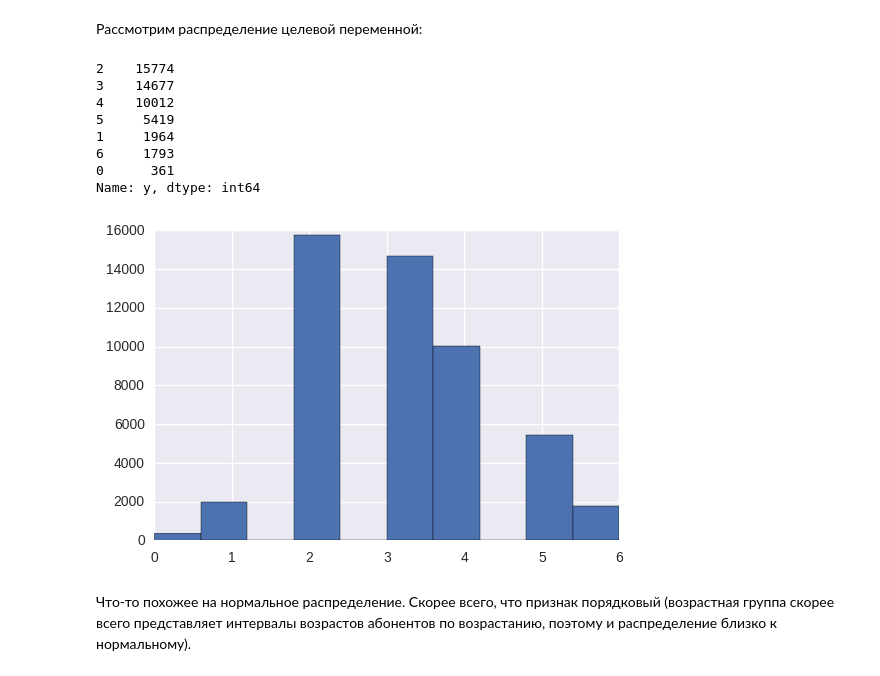
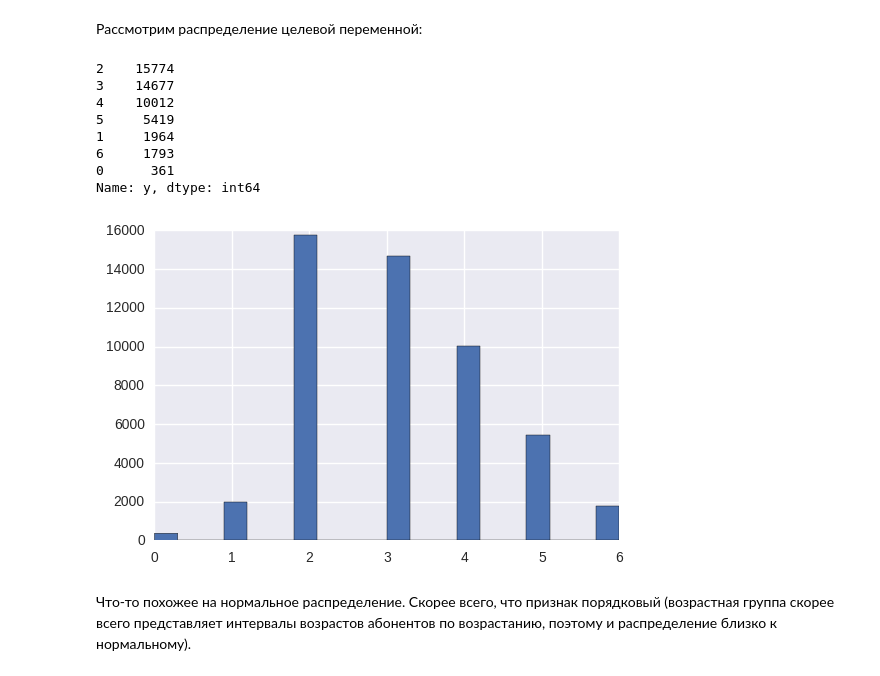
Before and after one commit to adima/hse, a Jupyter notebook: module2_ML/jupyter_notebooks/project_beeline/project_part1_Anvar_Kiekbaev.ipynb, the cells around one changed output. Cells and saved outputs as stored; diff of their text form; code cells hidden in the pictures.

```diff
--- a/module2_ML/jupyter_notebooks/project_beeline/project_part1_Anvar_Kiekbaev.ipynb
+++ b/module2_ML/jupyter_notebooks/project_beeline/project_part1_Anvar_Kiekbaev.ipynb
@@ -44,7 +44,7 @@ Populating the interactive namespace from numpy and matplotlib
 
 Так как все данные анонимизированы, сложно догадаться, что значит конкретный признак в реальности.
 # %%
-df = pd.read_csv('./train.csv')
+df = pd.read_csv('./train_beeline_akiekbaev.csv')
 df.head()
 # %% [output]
 |  | x0 | x1 | x2 | x3 | x4 | x5 | x6 | x7 | x8 | x9 | ... | ... |
@@ -185,17 +199,17 @@ Name: x15, dtype: int64
 # %% [markdown]
 Рассмотрим распределение целевой переменной:
 # %%
-df['y'].hist();
+df['y'].hist(bins=20);
 df['y'].value_counts()
 # %% [output]
 2    15774
 3    14677
 4    10012
 5     5419
 1     1964
 6     1793
 0      361
 Name: y, dtype: int64
-[figure, old version]
+[figure, new version]
 # %% [markdown]
 Что-то похожее на нормальное распределение. Скорее всего, что признак порядковый (возрастная группа скорее всего представляет интервалы возрастов абонентов по возрастанию, поэтому и распределение близко к нормальному).
```
Also changed, not shown: parts of 31 cells of this notebook, 3 other files.
